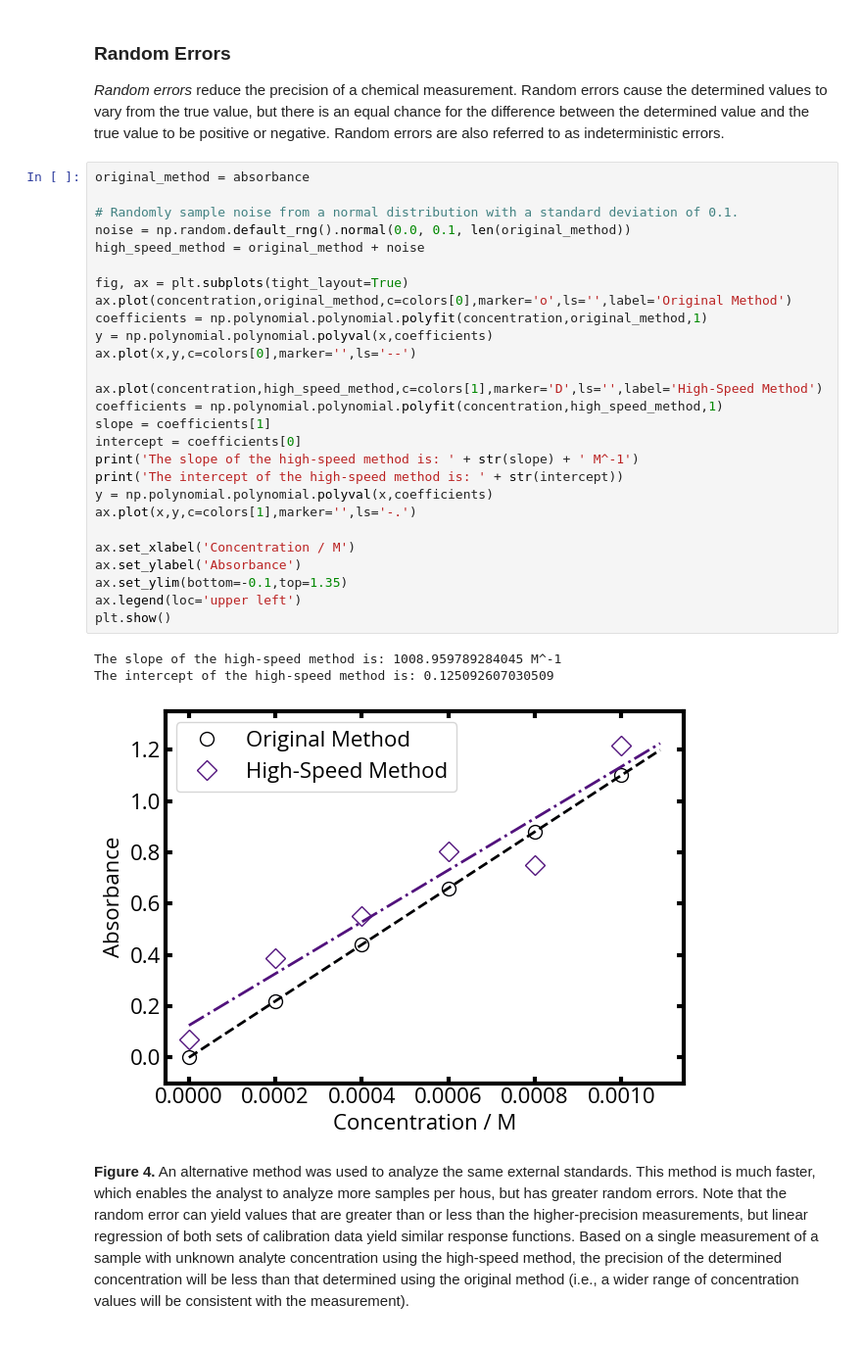
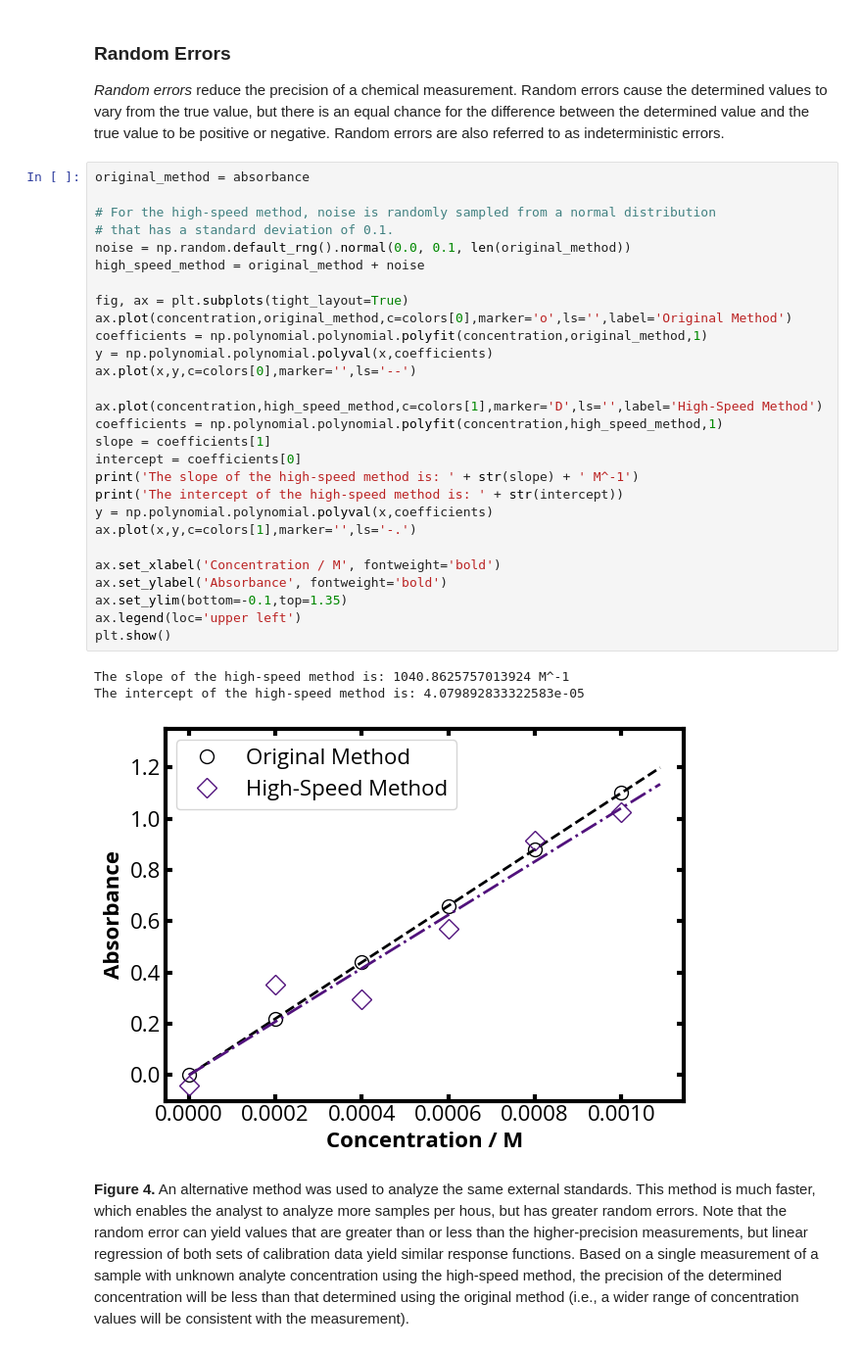
Before and after one commit to mfbush/instrumental-analysis, a Jupyter notebook: notebooks/signals-and-noise.ipynb, the cells around one changed output. Shown at 98% size. Saved outputs shown, nothing was run; the diff lists cells and outputs as text.

```diff
--- a/notebooks/signals-and-noise.ipynb
+++ b/notebooks/signals-and-noise.ipynb
@@ -185,33 +186,34 @@ The intercept is: 0.16999999999999985
 # %%
 original_method = absorbance
 
-# Randomly sample noise from a normal distribution with a standard deviation of 0.1.
+# For the high-speed method, noise is randomly sampled from a normal distribution
+# that has a standard deviation of 0.1.
 noise = np.random.default_rng().normal(0.0, 0.1, len(original_method))
 high_speed_method = original_method + noise
 
 fig, ax = plt.subplots(tight_layout=True)
 ax.plot(concentration,original_method,c=colors[0],marker='o',ls='',label='Original Method')
 coefficients = np.polynomial.polynomial.polyfit(concentration,original_method,1)
 y = np.polynomial.polynomial.polyval(x,coefficients)
 ax.plot(x,y,c=colors[0],marker='',ls='--')
 
 ax.plot(concentration,high_speed_method,c=colors[1],marker='D',ls='',label='High-Speed Method')
 coefficients = np.polynomial.polynomial.polyfit(concentration,high_speed_method,1)
 slope = coefficients[1]
 intercept = coefficients[0]
 print('The slope of the high-speed method is: ' + str(slope) + ' M^-1')
 print('The intercept of the high-speed method is: ' + str(intercept))
 y = np.polynomial.polynomial.polyval(x,coefficients)
 ax.plot(x,y,c=colors[1],marker='',ls='-.')
 
-ax.set_xlabel('Concentration / M')
-ax.set_ylabel('Absorbance')
+ax.set_xlabel('Concentration / M', fontweight='bold')
+ax.set_ylabel('Absorbance', fontweight='bold')
 ax.set_ylim(bottom=-0.1,top=1.35)
 ax.legend(loc='upper left')
 plt.show()
 # %% [output]
-The slope of the high-speed method is: 1008.959789284045 M^-1
-The intercept of the high-speed method is: 0.125092607030509
+The slope of the high-speed method is: 1040.8625757013924 M^-1
+The intercept of the high-speed method is: 4.079892833322583e-05
-[figure, old version]
+[figure, new version]
 # %% [markdown]
 **Figure 4.** An alternative method was used to analyze the same external standards. This method is much faster, which enables the analyst to analyze more samples per hous, but has greater random errors. Note that the random error can yield values that are greater than or less than the higher-precision measurements, but linear regression of both sets of calibration data yield similar response functions. Based on a single measurement of a sample with unknown analyte concentration using the high-speed method, the precision of the determined concentration will be less than that determined using the original method (i.e., a wider range of concentration values will be consistent with the measurement).
```
Also changed, not shown: parts of 16 cells of this notebook, 3 other files.
